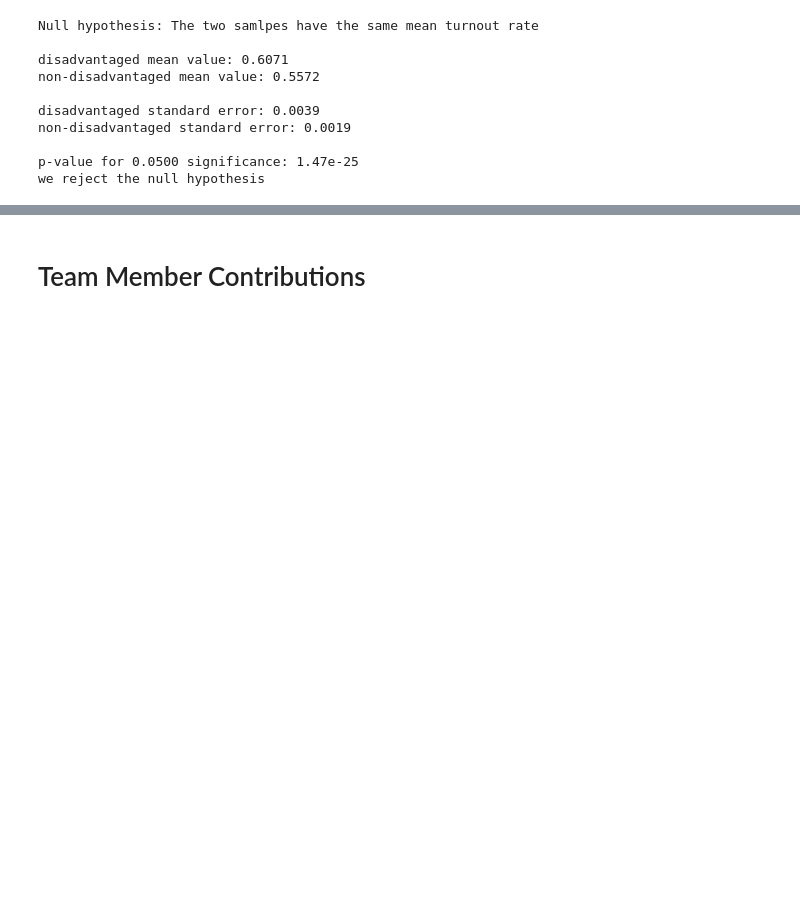
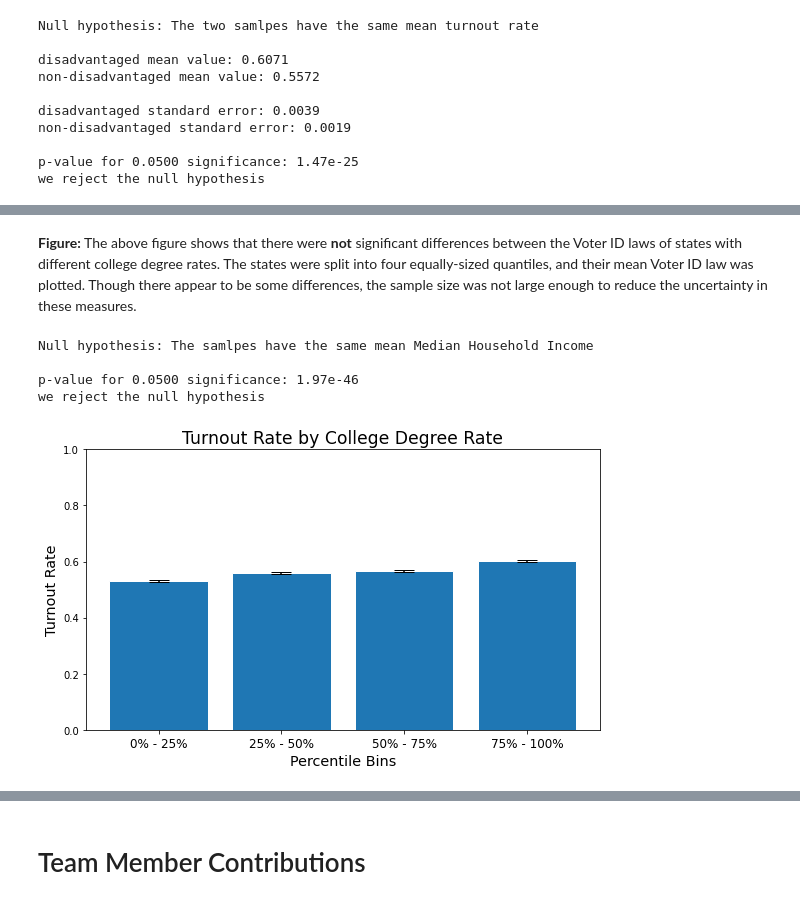
Before and after one commit to DesiPilla/demographics-voterid-turnout, a Jupyter notebook: Group_2_Final_Report.ipynb, the cells around one changed output, grey strips where cells are left out. Drawn from its saved outputs; the diff is of its cells as text; code cells hidden in the pictures; blank space fills up the shorter version.

```diff
--- a/Group_2_Final_Report.ipynb
+++ b/Group_2_Final_Report.ipynb
@@ -863,0 +942,12 @@ we reject the null hypothesis
+# %% [markdown]
+**Figure:** The above figure shows that there were **not** significant differences between the Voter ID laws of states with different college degree rates. The states were split into four equally-sized quantiles, and their mean Voter ID law was plotted. Though there appear to be some differences, the sample size was not large enough to reduce the uncertainty in these measures.
+# %%
+fig = plot_split('CollegeDeg', 'turnout', 4, 'College Degree Rate');
+fig.savefig('/content/drive/My Drive/MLPP Project/Pictures/conditionals/collegedeg_conditional_turnouts.png', clobber=True)
+print_anova('CollegeDeg', 'turnout', n_bins=4, target='Median Household Income')
+# %% [output]
+Null hypothesis: The samlpes have the same mean Median Household Income
+
+p-value for 0.0500 significance: 1.97e-46
+we reject the null hypothesis
+[figure, added]
```
Also changed, not shown: parts of 14 cells of this notebook.
